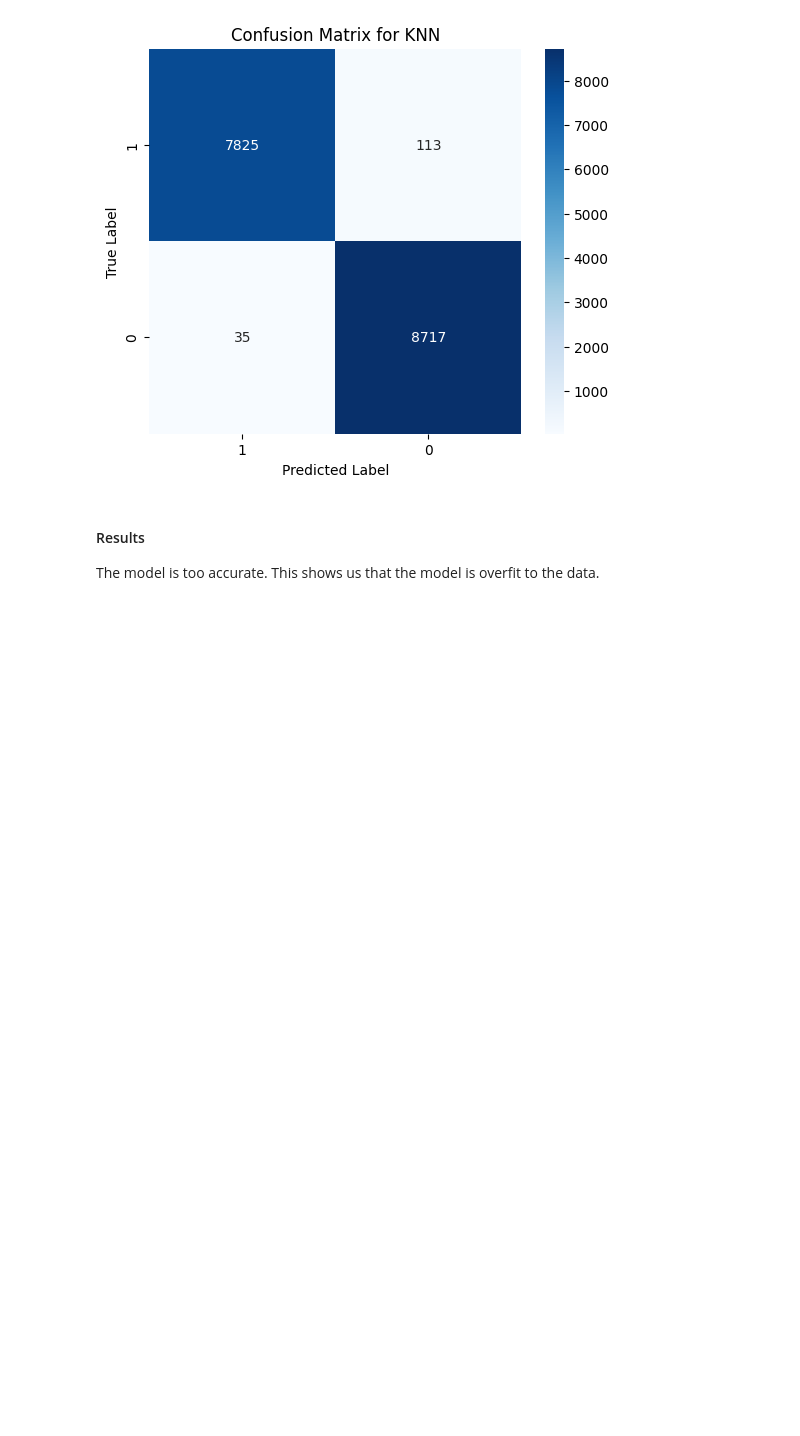
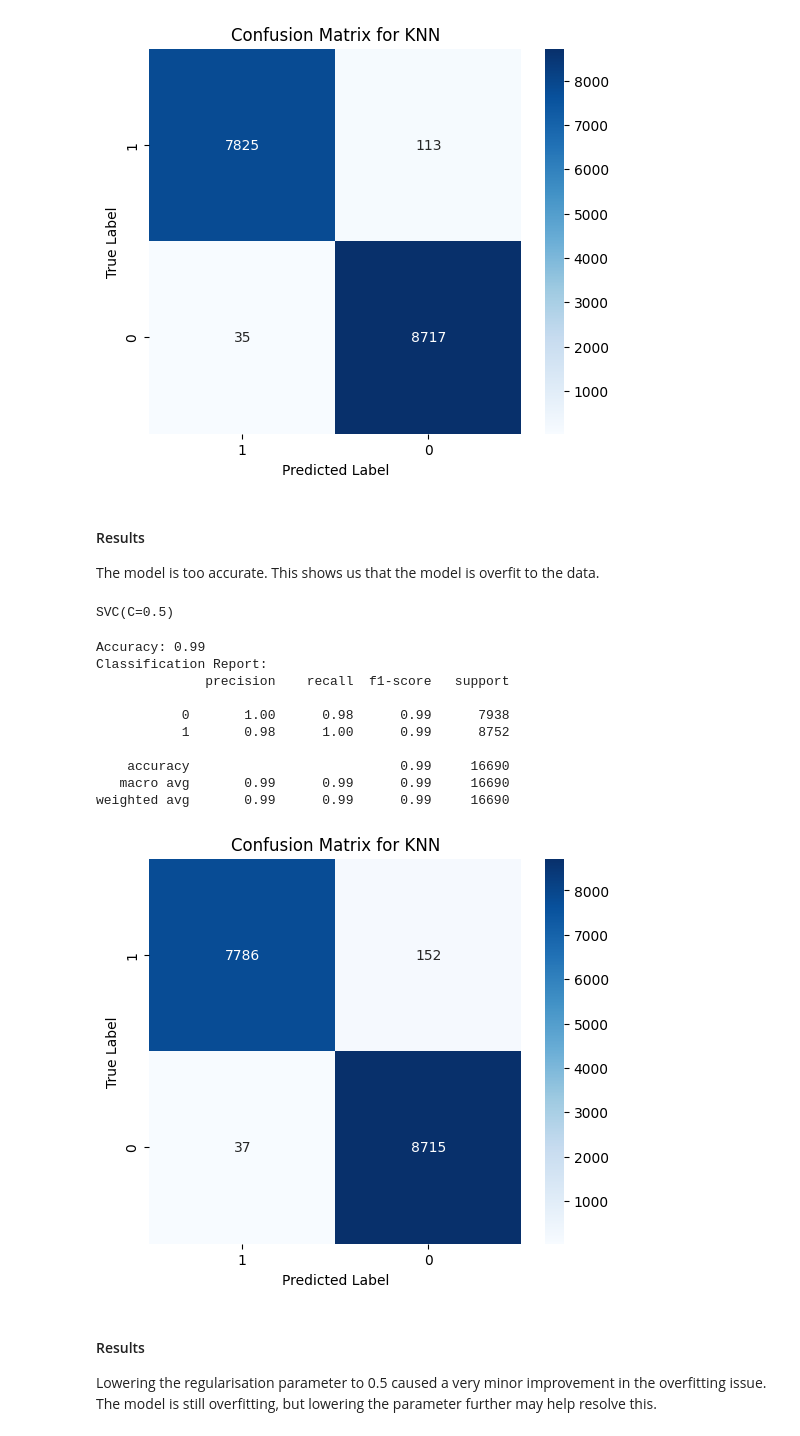
Before and after one commit to SeanRourke/C00251168-DataScience, a Jupyter notebook: EmailSpamSVM/emailSpamSVM.ipynb, the cells around one changed output. Cells and saved outputs as stored; diff of their text form; code cells hidden in the pictures; blank space fills up the shorter version.

Commit message:
added SCM model with lower regularisation parameter

```diff
--- a/EmailSpamSVM/emailSpamSVM.ipynb
+++ b/EmailSpamSVM/emailSpamSVM.ipynb
@@ -125,3 +134,51 @@ weighted avg       0.99      0.99      0.99     16690
 #### Results
 
 The model is too accurate. This shows us that the model is overfit to the data.
+# %%
+# Initialise SCM model with lower regularisation parameter and fit it to the data
+
+svm_model = SVC(kernel='rbf', C=0.5, gamma='scale')
+
+
+svm_model.fit(X_train, y_train)
+# %% [output]
+SVC(C=0.5)
+# %%
+# Predict on the test set
+y_pred = svm_model.predict(X_test)
+# %%
+# Calculate accuracy
+accuracy = accuracy_score(y_test, y_pred)
+print(f'Accuracy: {accuracy:.2}')
+
+# Generate a classification report
+print("Classification Report:")
+print(classification_report(y_test, y_pred))
+
+# Display confusion matrix of results
+cm = confusion_matrix(y_test, y_pred)
+
+
+plt.figure(figsize=(6,5))
+class_labels = df['label'].unique()
+sns.heatmap(cm, annot=True, fmt='d', cmap='Blues', xticklabels=class_labels, yticklabels=class_labels)
+plt.xlabel('Predicted Label')
+plt.ylabel('True Label')
+plt.title('Confusion Matrix for KNN')
+plt.show()
+# %% [output]
+Accuracy: 0.99
+Classification Report:
+              precision    recall  f1-score   support
+
+           0       1.00      0.98      0.99      7938
+           1       0.98      1.00      0.99      8752
+
+    accuracy                           0.99     16690
+   macro avg       0.99      0.99      0.99     16690
+weighted avg       0.99      0.99      0.99     16690
+[figure, added]
+# %% [markdown]
+#### Results
+
+Lowering the regularisation parameter to 0.5 caused a very minor improvement in the overfitting issue. The model is still overfitting, but lowering the parameter further may help resolve this.
```
Also changed, not shown: parts of 2 cells of this notebook, 2 other files.
